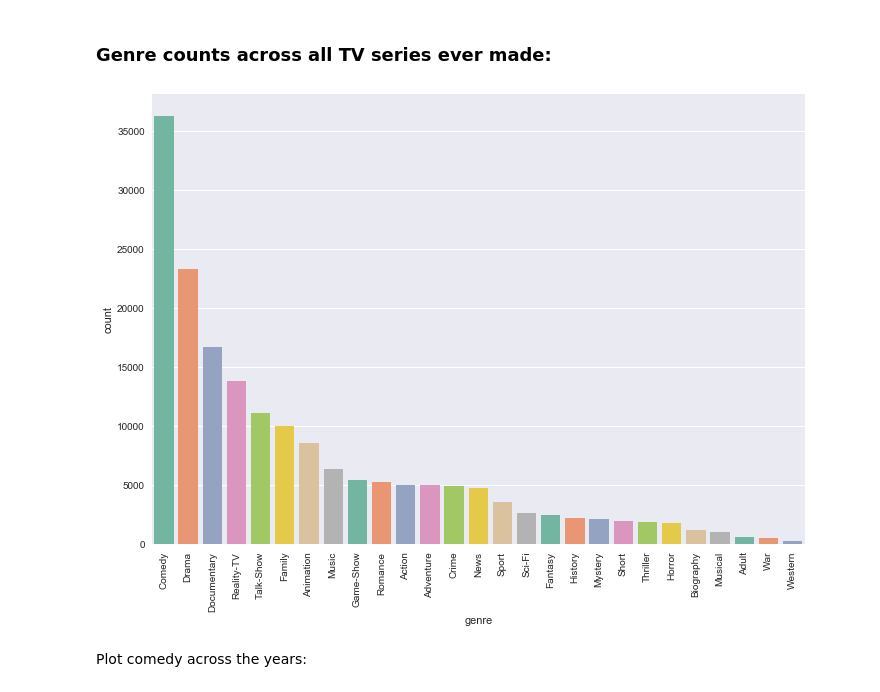
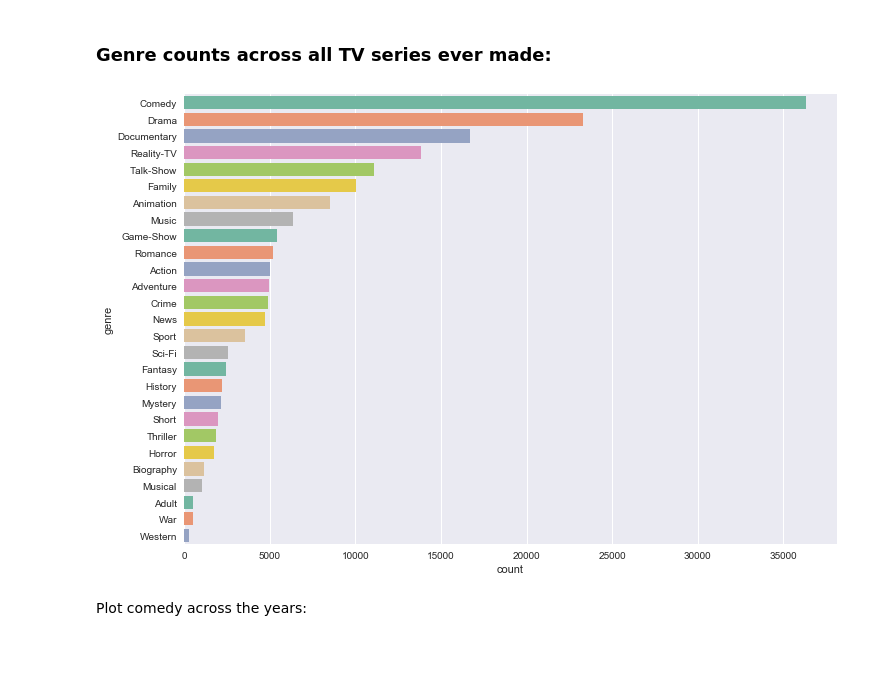
Before and after one commit to shuaibiyy/imdb, a Jupyter notebook: imdb.ipynb, the cells around one changed output. Saved outputs shown, nothing was run; the diff lists cells and outputs as text; code cells hidden in the pictures; blank space fills up the shorter version.

```diff
--- a/imdb.ipynb
+++ b/imdb.ipynb
@@ -78,8 +78,8 @@ series.head()
 # %% [markdown]
 Get all the unique genres the TV series belong to:
 # %%
-genres_with_dupes = series['genres'].map(lambda x: x.split(','))
-genres_with_dupes_list = [y for x in genres_with_dupes for y in x if y != '\\N']
+genres_with_dupes = series['genres'].map(lambda x: [] if x == '\\N' else x.split(','))
+genres_with_dupes_list = [y for x in genres_with_dupes for y in x]
 genres = list(set(genres_with_dupes_list))
 genres
 # %% [output]
@@ -182,11 +182,9 @@ dtype: int64
 ### Genre counts across all TV series ever made:
 # %%
 d = pd.DataFrame(data={'genre': genres_with_dupes_list})
-ax = sns.countplot(x='genre', data=d, palette='Set2', order = d['genre'].value_counts().index)
-for l in ax.get_xticklabels():
-  l.set_rotation(90)
+ax = sns.countplot(y='genre', data=d, palette='Set2', order = d['genre'].value_counts().index)
 # %% [output]
-[figure, old version]
+[figure, new version]
 # %% [markdown]
 Plot comedy across the years:
 # %%
```
Also changed, not shown: parts of 5 cells of this notebook.
